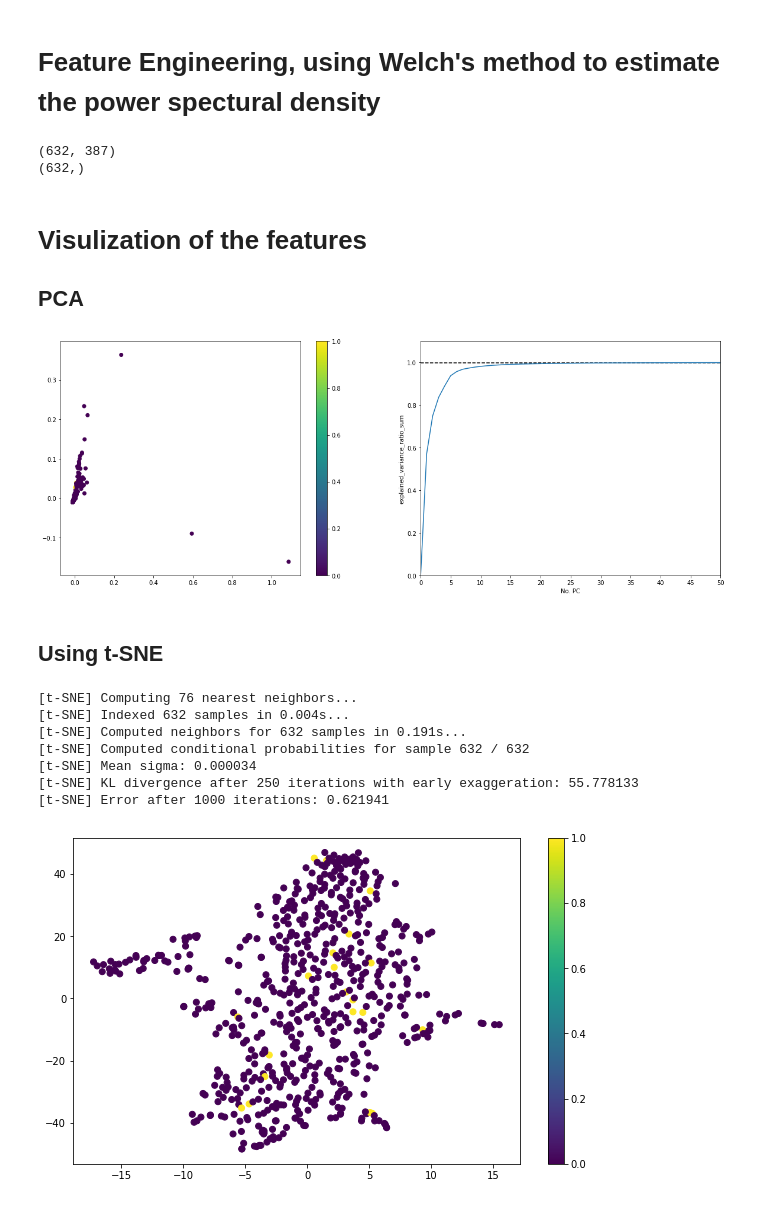
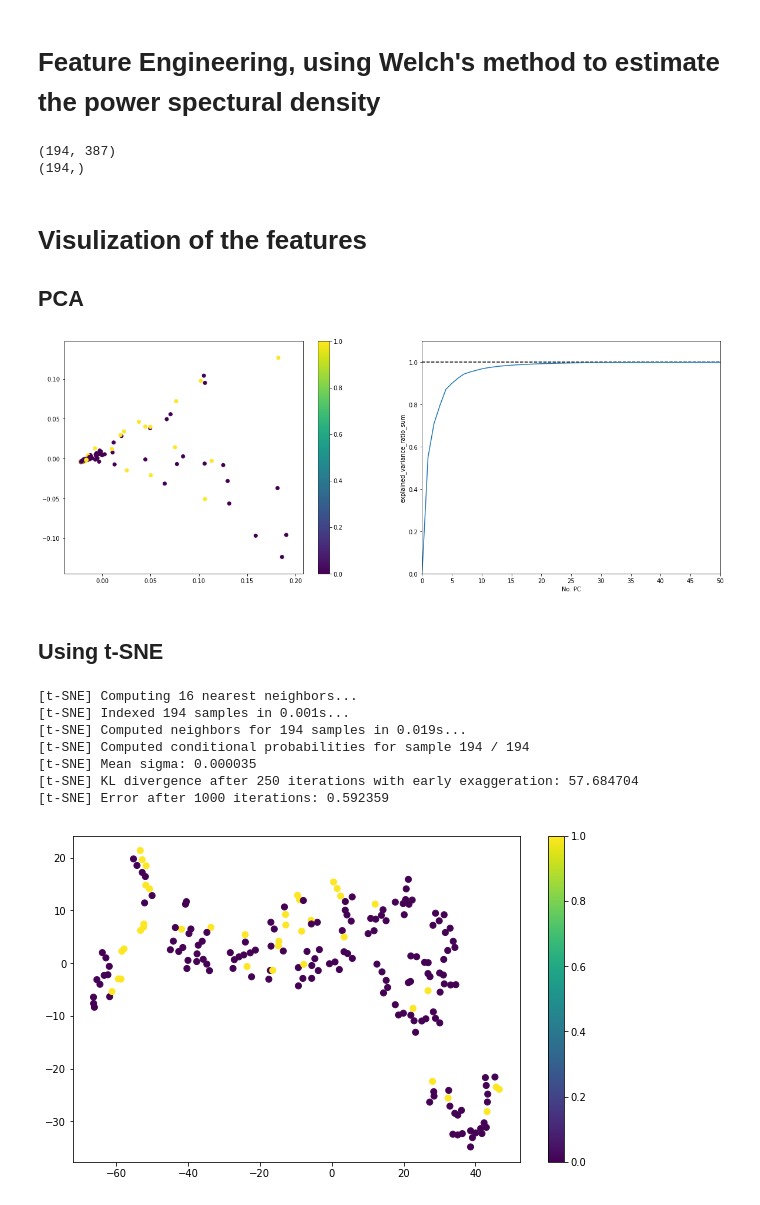
Before and after one commit to jieeshen-lilly/mealtagpoc, a Jupyter notebook: py/data/sensor_data_lookup-demo.ipynb, the cells around one changed output. Saved outputs shown, nothing was run; the diff lists cells and outputs as text; code cells hidden in the pictures.

```diff
--- a/py/data/sensor_data_lookup-demo.ipynb
+++ b/py/data/sensor_data_lookup-demo.ipynb
@@ -21,12 +20,12 @@ from models import *
 # %% [markdown]
 # Set up S3 connection
 # %%
-conn = boto3.client('s3')
-s3 = boto3.resource('s3')
-bucketname = 'aads-tagyourmeal'
-sample_rate = 50
-INDY = "America/Indiana/Indianapolis"
-baseline_date = parse('2019-01-01 00:00:00 +0000')
+CONFIG = {
+    'bucketname': 'aads-tagyourmeal',
+    'sample_rate': 50,
+    'reference_time': parse('2019-01-01 00:00:00 +0000'),
+    'timezone': timezone("America/Indianapolis")
+}
 # %% [markdown]
 # Catalog the Contents
 
@@ -62,0 +79,4 @@ df_list = day_gram("jieshen",["accl_x"], catalog, ['2019-03-16'])
+# %%
+user1 = userdata("03f9", mealtagcatalog, CONFIG, dates='all')
+df = user1.toPandas()
+user1.draw_day_gram("accl_x")
@@ -72,11 +117,12 @@ plt.semilogy(f, Pxx_den)
 # Feature Engineering, using Welch's method to estimate the power spectural density
 # %%
 windowsize=60
+sample_rate = CONFIG['sample_rate']
 
 features = []
 tags = []
-for i in range(len(df_list[0]) // (sample_rate * windowsize)):
-    chunk = df_list[0].iloc[i*(sample_rate * windowsize):(i+1)*(sample_rate * windowsize),:]
+for i in range(len(df) // (sample_rate * windowsize)):
+    chunk = df.iloc[i*(sample_rate * windowsize):(i+1)*(sample_rate * windowsize),:]
     _, Pxx_den_x = signal.welch(chunk["accl_x"],sample_rate)
     _, Pxx_den_y = signal.welch(chunk["accl_y"],sample_rate)
     _, Pxx_den_z = signal.welch(chunk["accl_z"],sample_rate)
@@ -91,8 +137,8 @@ y=np.asarray(tags)
 print(X.shape)
 print(y.shape)
 # %% [output]
-(632, 387)
-(632,)
+(194, 387)
+(194,)
 # %% [markdown]
 # Visulization of the features
 ## PCA
@@ -136,40 +182,40 @@ def plot_pca(X, y, nc=100):
 
 principalComponents = plot_pca(X,y,nc=50)
 # %% [output]
-[figure, old version]
+[figure, new version]
 # %% [markdown]
 ## Using t-SNE
 # %%
 from sklearn.manifold import TSNE
 lr = 10
 pp = 5
 
 def plot_tsne(X, y, lr=10, pp=5):
     X_tsne = TSNE(learning_rate=lr,
                   n_components=2,
                   perplexity=pp,
                   verbose=1,
                   n_iter=1000).fit_transform(X)
 
     fig = plt.figure(figsize=(10,6))
 #     fig.set(title="t-SNE on PCA")
     sc = plt.scatter(x="PC1",
                      y="PC2",
                      data=pd.DataFrame(data = X_tsne[:,0:2], columns = ['PC1', 'PC2']),
                      c=tags,
                      cmap='viridis')
     plt.colorbar(sc)
 
 
-plot_tsne(X,y, 10, 25)
+plot_tsne(X,y, 10, 5)
 # %% [output]
-[t-SNE] Computing 76 nearest neighbors...
-[t-SNE] Indexed 632 samples in 0.004s...
-[t-SNE] Computed neighbors for 632 samples in 0.191s...
-[t-SNE] Computed conditional probabilities for sample 632 / 632
-[t-SNE] Mean sigma: 0.000034
-[t-SNE] KL divergence after 250 iterations with early exaggeration: 55.778133
-[t-SNE] Error after 1000 iterations: 0.621941
+[t-SNE] Computing 16 nearest neighbors...
+[t-SNE] Indexed 194 samples in 0.001s...
+[t-SNE] Computed neighbors for 194 samples in 0.019s...
+[t-SNE] Computed conditional probabilities for sample 194 / 194
+[t-SNE] Mean sigma: 0.000035
+[t-SNE] KL divergence after 250 iterations with early exaggeration: 57.684704
+[t-SNE] Error after 1000 iterations: 0.592359
-[figure, old version]
+[figure, new version]
 # %%
 !git add sensor_data_lookup-demo.ipynb
```
Also changed, not shown: parts of 15 cells of this notebook, 1 other file.
